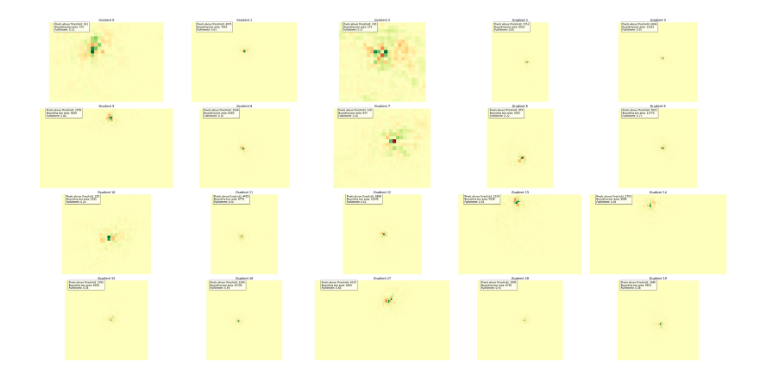
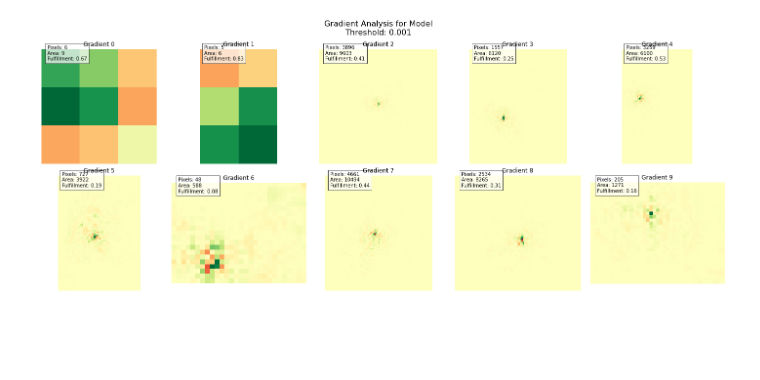
Before and after one commit to CarlosFontaneli/interpreting-neural-networks, a Jupyter notebook: experiments/vess_map_gradient_probabilities_analysis.ipynb, the cells around one changed output. Drawn from its saved outputs; the diff is of its cells as text; code cells hidden in the pictures; blank space fills up the shorter version.

```diff
--- a/experiments/vess_map_gradient_probabilities_analysis.ipynb
+++ b/experiments/vess_map_gradient_probabilities_analysis.ipynb
@@ -248,61 +292,51 @@ plt.show()
 # %%
-# Define the number of gradients to analyze and the number of rows and columns for subplots
-num_gradients_to_analyze = 20
-num_rows = num_gradients_to_analyze // 5 + (num_gradients_to_analyze % 5 > 0)
-num_cols = min(num_gradients_to_analyze, 5)
+def plot_gradients_with_bounding_box(gradients, num_gradients_to_analyze, model_name, threshold = 0.001):
+    num_rows = num_gradients_to_analyze // 5 + (num_gradients_to_analyze % 5 > 0)
+    num_cols = min(num_gradients_to_analyze, 5)
 
-# Threshold for gradients
-threshold = 0.001
+    fig, axs = plt.subplots(num_rows, num_cols, figsize=(num_cols * 4, num_rows * 4))
+    fig.suptitle(f'Gradient Analysis for {model_name}\nThreshold: {threshold}', fontsize=16)
 
-# Create a figure with subplots
-fig, axs = plt.subplots(num_rows, num_cols,
-                        figsize=(num_gradients_to_analyze * 2, num_gradients_to_analyze))
+    for i in range(num_gradients_to_analyze):
+        gradient = gradients[i].squeeze()
+        mask = np.abs(gradient) > threshold
+        non_zero_coords = np.nonzero(mask)
+        y_min, y_max = non_zero_coords[0].min(), non_zero_coords[0].max()
+        x_min, x_max = non_zero_coords[1].min(), non_zero_coords[1].max()
+        num_pixels_above_threshold = np.sum(mask)
+        bounding_box_area = (y_max - y_min + 1) * (x_max - x_min + 1)
+        fulfillment = num_pixels_above_threshold / bounding_box_area
 
-for i in range(num_gradients_to_analyze):
-    # Analyze the i-th gradient
-    gradient = gradients[i].squeeze()
+        row_index, col_index = i // 5, i % 5
+        if num_rows > 1:
+            ax = axs[row_index, col_index]
+        else:
+            ax = axs[col_index]
 
-    # Create a mask where gradient values are above the threshold
-    mask = np.abs(gradient) > threshold
+        ax.imshow(
+            gradient[y_min:y_max+1, x_min:x_max+1],
+            cmap='RdYlGn',
+            vmin=-np.abs(gradient).max(),
+            vmax=np.abs(gradient).max(),
+            interpolation='nearest'
+        )
+        ax.set_title(f'Gradient {i}')
+        ax.axis('off')
+        ax.text(
+            0.05, 0.9,
+            f"Pixels: {num_pixels_above_threshold}\nArea: {bounding_box_area}\nFulfillment: {fulfillment:.2f}",
+            transform=ax.transAxes,
+            fontsize=10,
+            bbox=dict(facecolor='white', alpha=0.7)
+        )
 
-    # Find the bounds of the relevant region
-    non_zero_coords = np.nonzero(mask)
+    plt.tight_layout()
+    plt.show()
 
-    # Getting coordinates
-    y_min, y_max = non_zero_coords[0].min(), non_zero_coords[0].max()
-    x_min, x_max = non_zero_coords[1].min(), non_zero_coords[1].max()
-
-    # Calculate the number of pixels above the threshold
-    num_pixels_above_threshold = np.sum(mask)
-
-    # Calculate the area of the bounding box
-    bounding_box_area = (y_max - y_min + 1) * (x_max - x_min + 1)
-
-    # Calculate the proportion of the bounding box area that is above the threshold
-    fulfillment = num_pixels_above_threshold / bounding_box_area
-
-    # Plot the bounding box as a subplot
-    row_index, col_index = i // 5, i % 5
-    axs[row_index, col_index].imshow(
-        gradient[y_min:y_max+1, x_min:x_max+1],
-        cmap='RdYlGn',
-        vmin=-np.abs(gradient).max(),
-        vmax=np.abs(gradient).max(),
-        interpolation='nearest'
-    )
-    axs[row_index, col_index].set_title(f'Gradient {i}')
-    axs[row_index, col_index].axis('off')
-
-    # Add legend with print information
-    axs[row_index, col_index].text(
-        0.05, 0.9,
-        f"Pixels above threshold: {num_pixels_above_threshold}\nBounding box area: {bounding_box_area}\nFulfillment: {fulfillment:.2f}",
-        transform=axs[row_index, col_index].transAxes,
-        fontsize=10,
-        bbox=dict(facecolor='white', alpha=0.7)
-    )
-
-plt.tight_layout()
-plt.show()
+# Call the function for each model's gradients
+num_gradients_to_analyze = 10
+plot_gradients_with_bounding_box(gradients_model, num_gradients_to_analyze, "Model", threshold = 0.001)
+plot_gradients_with_bounding_box(gradients_model_reg_l1, num_gradients_to_analyze, "Model Regularized L1", threshold = 0.01)
+plot_gradients_with_bounding_box(gradients_model_reg_l2, num_gradients_to_analyze, "Model Regularized L2", threshold = 0.00001)
 # %% [output]
-[figure, old version]
+[figure, new version]
```
Also changed, not shown: parts of 6 cells of this notebook.
